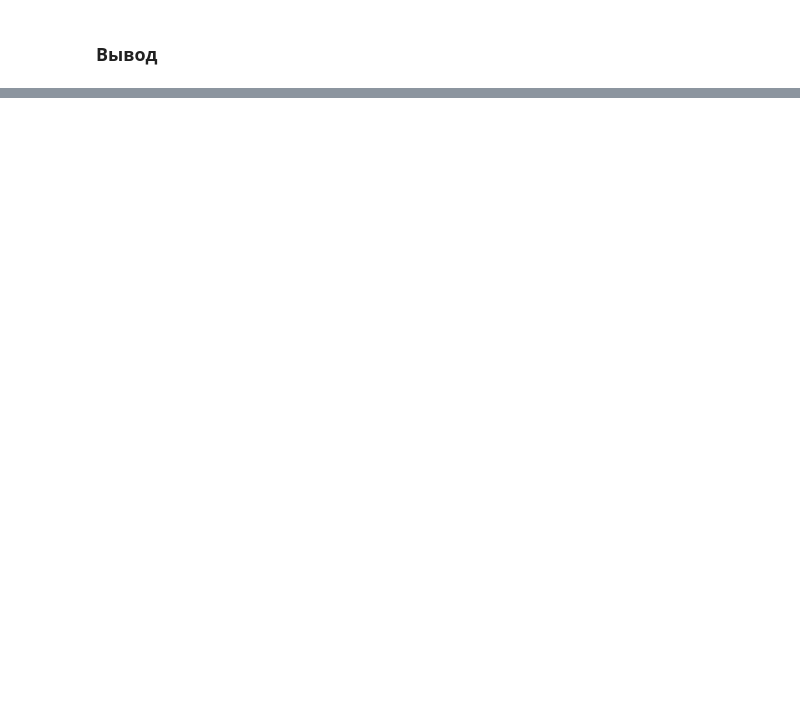
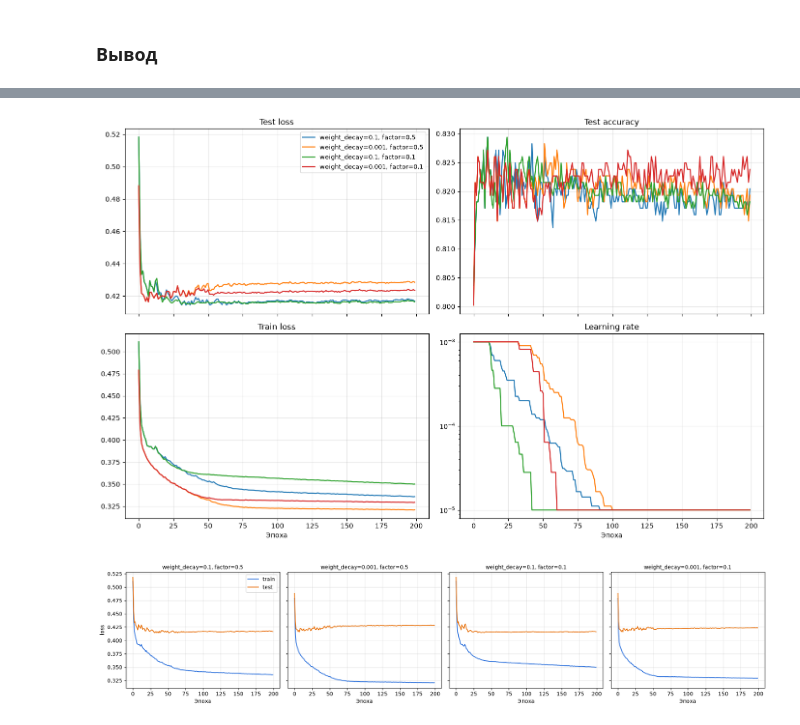
Before and after one commit to AnisimovVladislav/Titanic, a Jupyter notebook: trees_models.ipynb, the cells around one changed output, grey strips where cells are left out. Saved outputs shown, nothing was run; the diff lists cells and outputs as text; code cells hidden in the pictures; blank space fills up the shorter version.

```diff
--- a/trees_models.ipynb
+++ b/trees_models.ipynb
@@ -159,0 +267,48 @@ C:\Users\Vsani\ML\Titanic\results\ml_resuts7_ААА.xlsx
+# %%
+dl_curves = pd.DataFrame(dl_curves)
+
+combos = list(dl_curves['combo'].unique())      # порядок появления
+colors = plt.cm.tab10.colors
+
+# среднее по фолдам для каждой комбинации
+curve = dl_curves.groupby(['combo', 'epoch']).mean(numeric_only=True).reset_index()
+
+# --- 1) Сравнение комбинаций на одних осях ---
+fig, axes = plt.subplots(2, 2, figsize=(14, 9), sharex=True)
+panels = [
+    ('test_loss',     'Test loss'),
+    ('test_accuracy', 'Test accuracy'),
+    ('train_loss',    'Train loss'),
+    ('lr',            'Learning rate'),
+]
+for ax, (col, title) in zip(axes.ravel(), panels):
+    for color, name in zip(colors, combos):
+        d = curve[curve['combo'] == name]
+        ax.plot(d['epoch'], d[col], color=color, label=name, lw=1.6)
+    ax.set_title(title)
+    ax.grid(alpha=0.3)
+    if col == 'lr':
+        ax.set_yscale('log')
+for ax in axes[1]:
+    ax.set_xlabel('Эпоха')
+axes[0, 0].legend(fontsize=9)
+plt.tight_layout()
+plt.show()
+
+# --- 2) Отдельная картинка на комбинацию: train vs test ---
+fig, axes = plt.subplots(1, len(combos), figsize=(4.5 * len(combos), 4), sharey=True)
+axes = np.atleast_1d(axes)
+for ax, name in zip(axes, combos):
+    d = curve[curve['combo'] == name]
+    ax.plot(d['epoch'], d['train_loss'], color='#2a6fdb', label='train')
+    ax.plot(d['epoch'], d['test_loss'],  color='#e8710a', label='test')
+    ax.set_title(name, fontsize=10)
+    ax.set_xlabel('Эпоха')
+    ax.grid(alpha=0.3)
+axes[0].set_ylabel('loss')
+axes[0].legend()
+plt.tight_layout()
+plt.show()
+# %% [output]
+[figure, added]
+[figure, added]
```
Also changed, not shown: parts of 7 cells of this notebook, 7 other files.
